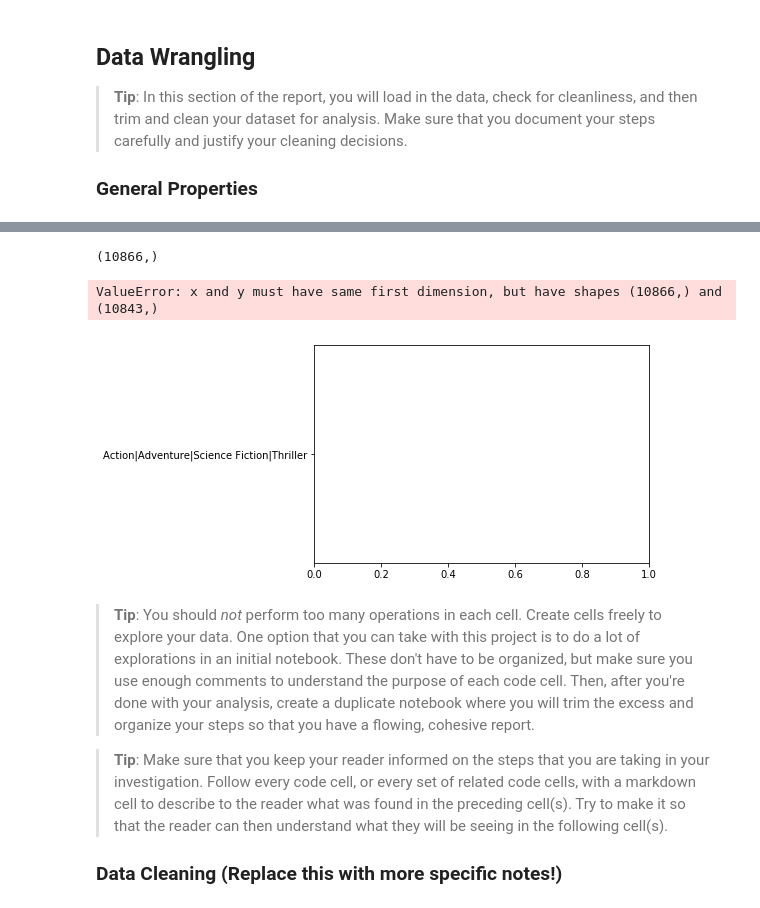
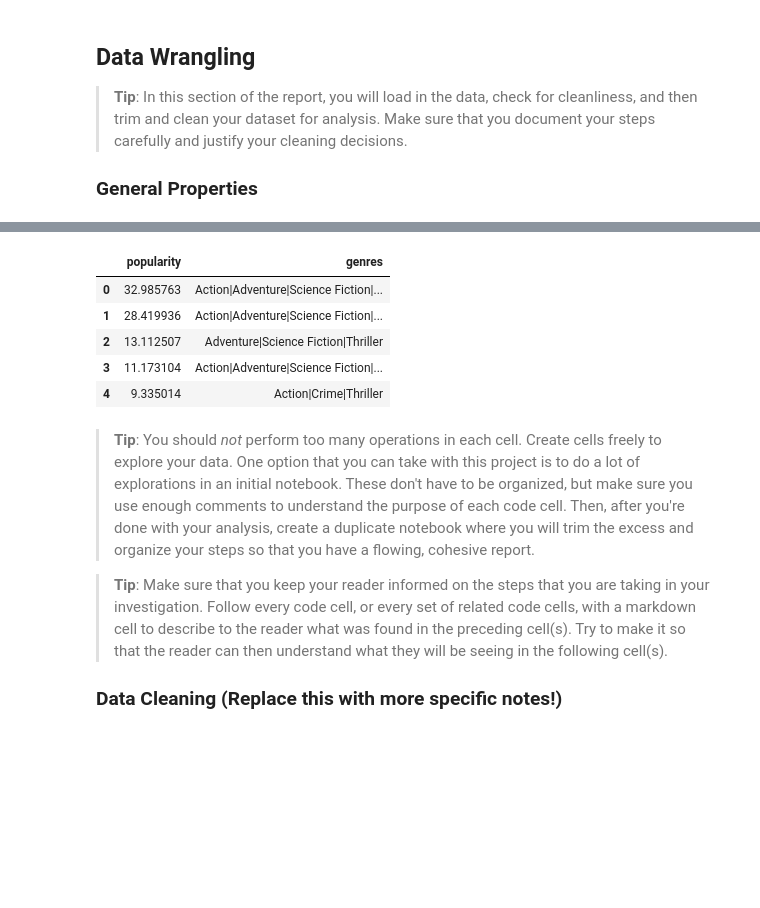
Before and after one commit to ibragimoveldor/Data-Analyst-Projects, a Jupyter notebook: Project_2/Final_submission/investigate-a-dataset-template.ipynb, the cells around one changed output, grey strips where cells are left out. Drawn from its saved outputs; the diff is of its cells as text; code cells hidden in the pictures; blank space fills up the shorter version.

```diff
--- a/Project_2/Final_submission/investigate-a-dataset-template.ipynb
+++ b/Project_2/Final_submission/investigate-a-dataset-template.ipynb
@@ -102,9 +128,0 @@ plt.xticks(rotation=90)
-# %%
-df['popularity'].shape
-# %% [output]
-(10866,)
-# %%
-plt.plot(df['popularity'], df_clean)
-# %% [output]
-ValueError: x and y must have same first dimension, but have shapes (10866,) and (10843,)
-[figure, removed]
@@ -111,3 +140,15 @@ ValueError: x and y must have same first dimension, but have shapes (10866,) and
+# %%
+popular = df[['genres', 'release_year']].dropna()
+#popular['genres'].nunique()
+#a = popular.sort_values('release_year')
+df[['popularity', 'genres']].head()
+# %% [output]
+|  | popularity | genres |
+| 0 | 32.985763 | Action|Adventure|Science Fiction|... |
+| 1 | 28.419936 | Action|Adventure|Science Fiction|... |
+| 2 | 13.112507 | Adventure|Science Fiction|Thriller |
+| 3 | 11.173104 | Action|Adventure|Science Fiction|... |
+| 4 | 9.335014 | Action|Crime|Thriller |
 # %% [markdown]
 > **Tip**: You should _not_ perform too many operations in each cell. Create cells freely to explore your data. One option that you can take with this project is to do a lot of explorations in an initial notebook. These don't have to be organized, but make sure you use enough comments to understand the purpose of each code cell. Then, after you're done with your analysis, create a duplicate notebook where you will trim the excess and organize your steps so that you have a flowing, cohesive report.
 
```
Also changed, not shown: parts of 15 cells of this notebook.
